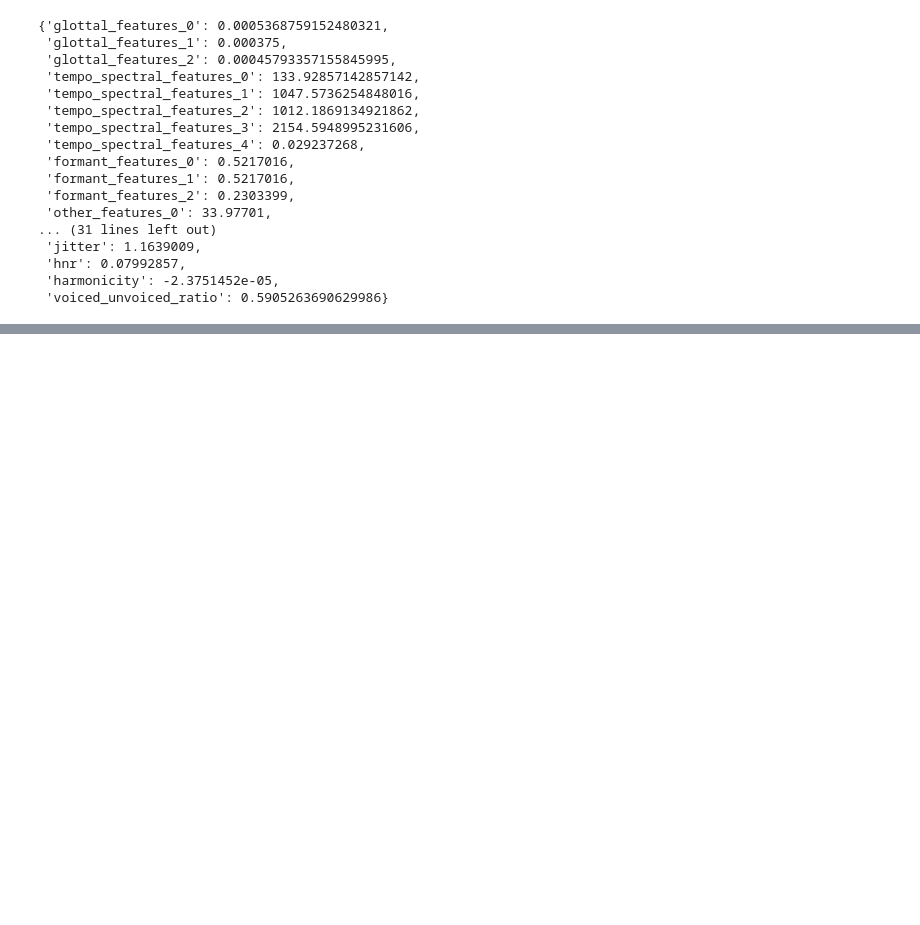
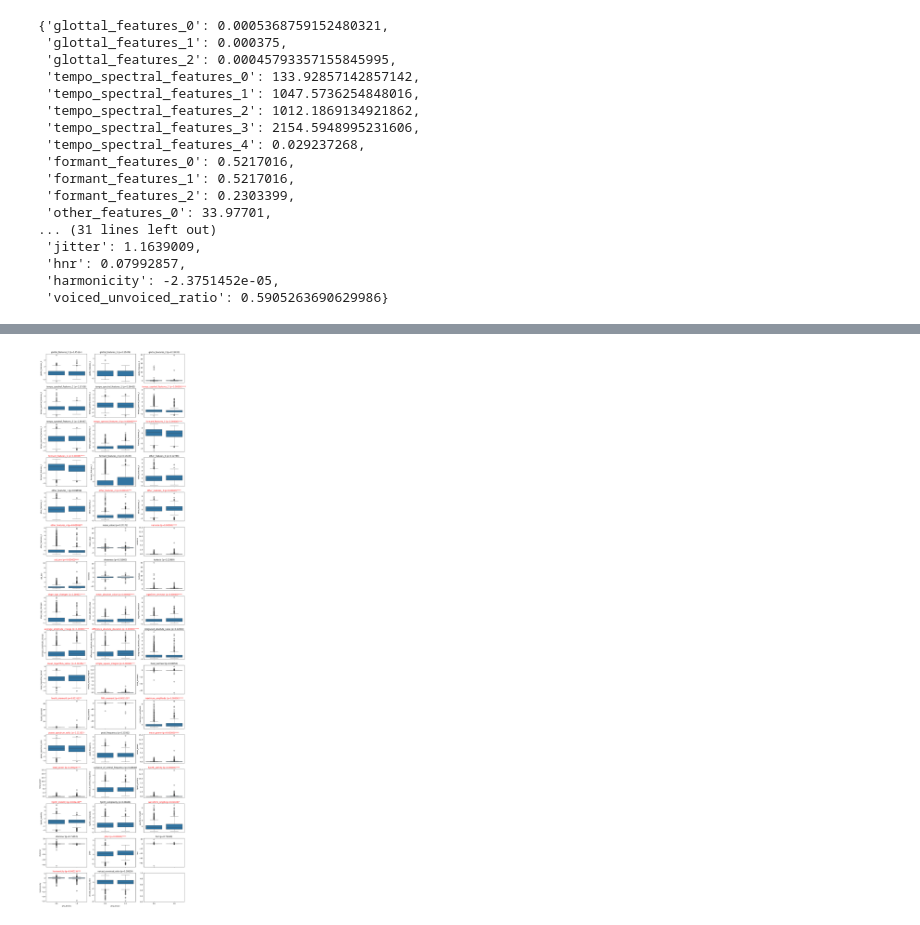
Before and after one commit to Kowd-PauUh/ml-in-depression-estimation, a Jupyter notebook: src/notebooks/04-Features-Extraction.ipynb, the cells around one changed output, grey strips where cells are left out. Saved outputs shown, nothing was run; the diff lists cells and outputs as text; code cells hidden in the pictures; blank space fills up the shorter version.

```diff
--- a/src/notebooks/04-Features-Extraction.ipynb
+++ b/src/notebooks/04-Features-Extraction.ipynb
@@ -158,0 +182,40 @@ with open(f'train-features-{int(time)}.pkl', 'wb') as f:
+# %%
+import pandas as pd
+import numpy as np
+import matplotlib.pyplot as plt
+import seaborn as sns
+from scipy.stats import ttest_ind
+
+def is_significant(p_value):
+    if p_value < 0.0001:
+        return '****'
+    if p_value < 0.001:
+        return '***'
+    if p_value < 0.01:
+        return '**'
+    if p_value < 0.05:
+        return '*'
+    return ''
+
+standardized_df = X_train.copy()
+# Standardize the features
+feature_cols = [col for col in X_train.columns if col != "phq_binary"]
+standardized_df[feature_cols] = (X_train[feature_cols] - X_train[feature_cols].mean()) / X_train[feature_cols].std()
+standardized_df['phq_binary'] = train_df['phq_binary']
+# %%
+fig, ax = plt.subplots(16, 3, figsize=(15, 60), sharex=True)
+ax = ax.flatten()
+
+# Plot each feature
+for i, feature in enumerate(feature_cols):
+    sns.boxplot(x='phq_binary', y=feature, data=standardized_df, ax=ax[i])
+
+    # Calculate T-test statistics between classes '0' and '1' for the target variable
+    t_stat, p_val = ttest_ind(
+        standardized_df[standardized_df['phq_binary'] == 0][feature],
+        standardized_df[standardized_df['phq_binary'] == 1][feature],
+        nan_policy='omit'
+    )
+    ax[i].set_title(f'{feature} (p={p_val:.5f}){is_significant(p_val)}', color=('red' if is_significant(p_val) else 'black'))
+# %% [output]
+[figure, added]
```
Also changed, not shown: parts of 5 cells of this notebook.
